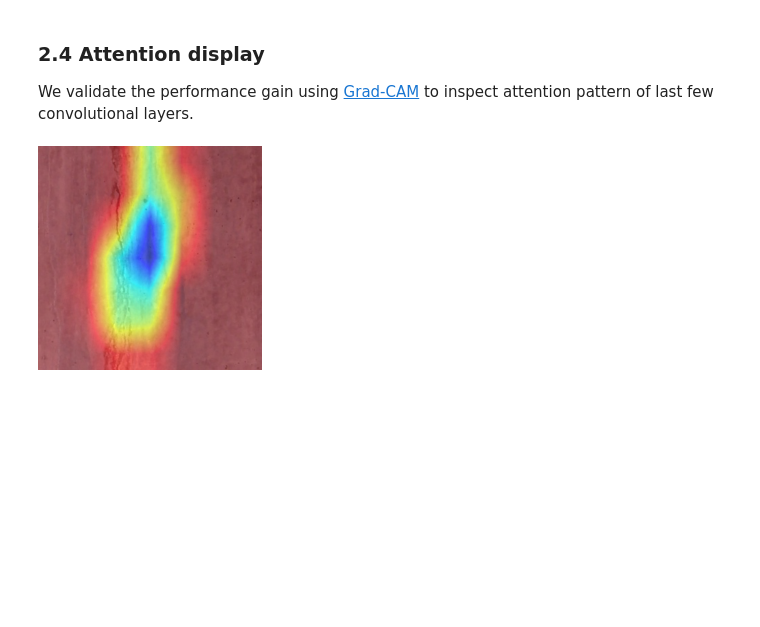
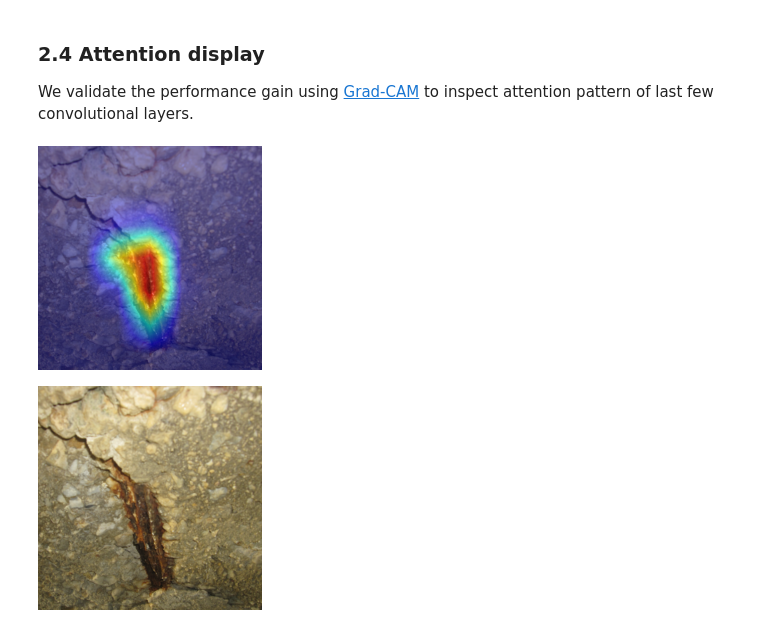
Before and after one commit to CS-433/ml-project-2-patricks, a Jupyter notebook: main.ipynb, the cells around one changed output. Drawn from its saved outputs; the diff is of its cells as text; code cells hidden in the pictures; blank space fills up the shorter version.

```diff
--- a/main.ipynb
+++ b/main.ipynb
@@ -69,5 +76,7 @@ We validate the performance gain using [Grad-CAM](http://gradcam.cloudcv.org/) t
 # %%
 #show the attention of our model
 show_attenttion(model, data)
+show_sample(data)
 # %% [output]
-[figure, old version]
+[figure, new version]
+[figure, added]
```
Also changed, not shown: parts of 3 cells of this notebook, 13 other files.
